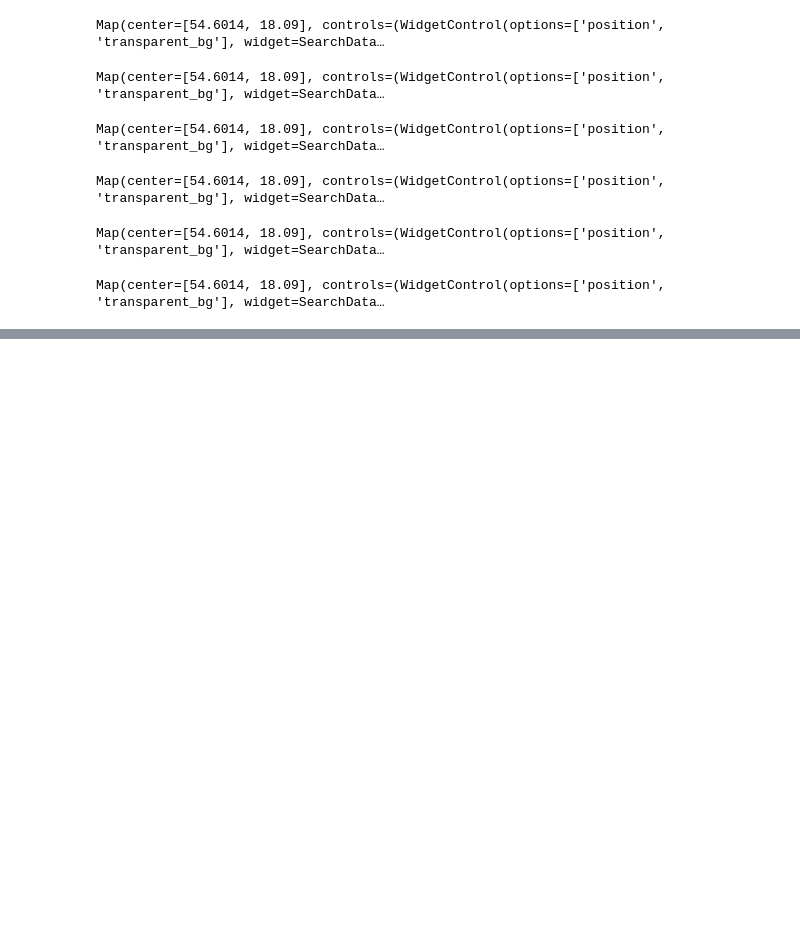
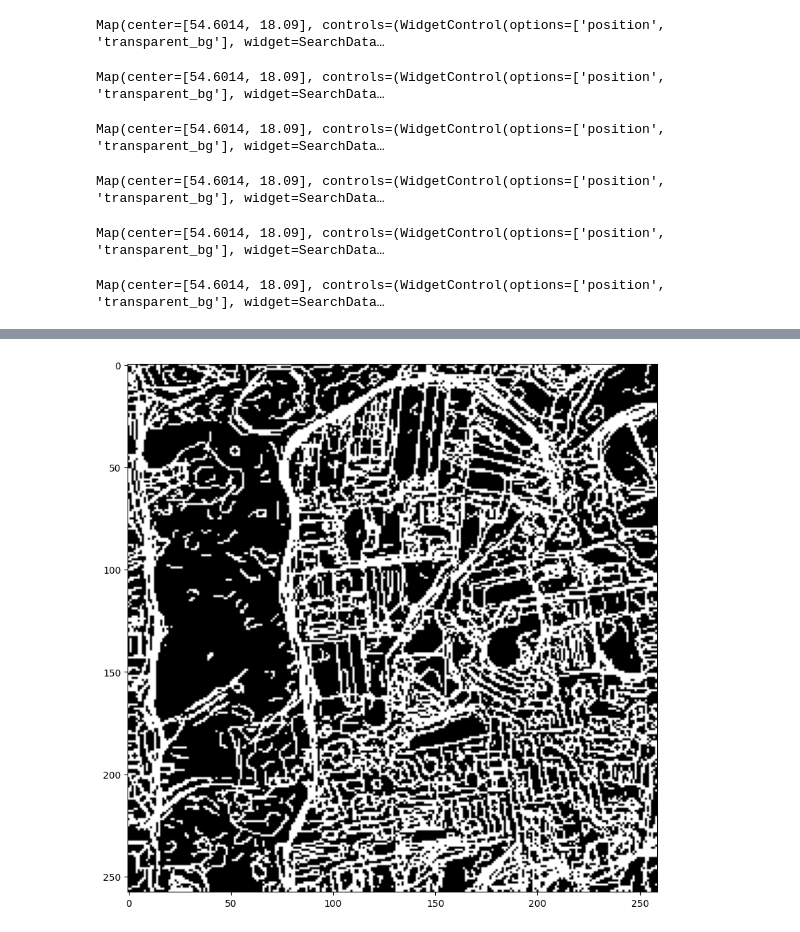
Before and after one commit to filipkorthals/UAVRoutePlanning, a Jupyter notebook: jupyter_notebooks/edges_detection_hysteresis_thresholding.ipynb, the cells around one changed output, grey strips where cells are left out. Saved outputs shown, nothing was run; the diff lists cells and outputs as text; code cells hidden in the pictures; blank space fills up the shorter version.

Commit message:
faster conversion to numpy array, small improvements to displaying the results on the chart

```diff
--- a/jupyter_notebooks/edges_detection_hysteresis_thresholding.ipynb
+++ b/jupyter_notebooks/edges_detection_hysteresis_thresholding.ipynb
@@ -244,13 +247,4 @@ longitude = 54.6014 # y
 latitude = 18.090 # x
 time_periods = [['2021-07-01', '2021-10-01'], ['2022-07-01', '2022-10-01'], ['2023-07-01', '2023-10-01'], ['2024-07-01', '2024-10-01']]
 
-detector = FieldsDetector(time_periods, latitude, longitude)
-img_array = detector.get_fields_detection_as_numpy(['B4', 'B3', 'B2'], [110 if i % 2 == 0 else 120 for i in range(6)], [7, 11, 1.5], 5, 16)
-
-import matplotlib.pyplot as plt
-
-fig, axs = plt.subplots(figsize=(10, 10))
-
-# Plot Image in an RGB Composite
-axs.imshow(img_array)
-plt.show()
+detector = EdgeDetector(time_periods, latitude, longitude)
@@ -259,0 +251,12 @@ WARNING:matplotlib.image:Clipping input data to the valid range for imshow with
+# %%
+img_array = detector.detect_and_return_numpy(['B4', 'B3', 'B2'], [110 if i % 2 == 0 else 120 for i in range(6)], [10, 11, 1.5], 5)
+# %%
+import matplotlib.pyplot as plt
+
+fig, axs = plt.subplots(figsize=(10, 10))
+
+# Plot Image in an RGB Composite
+axs.imshow(img_array, cmap='gray', vmin=0, vmax=1)
+plt.show()
+# %% [output]
+[figure, added]
```
Also changed, not shown: parts of 9 cells of this notebook.
